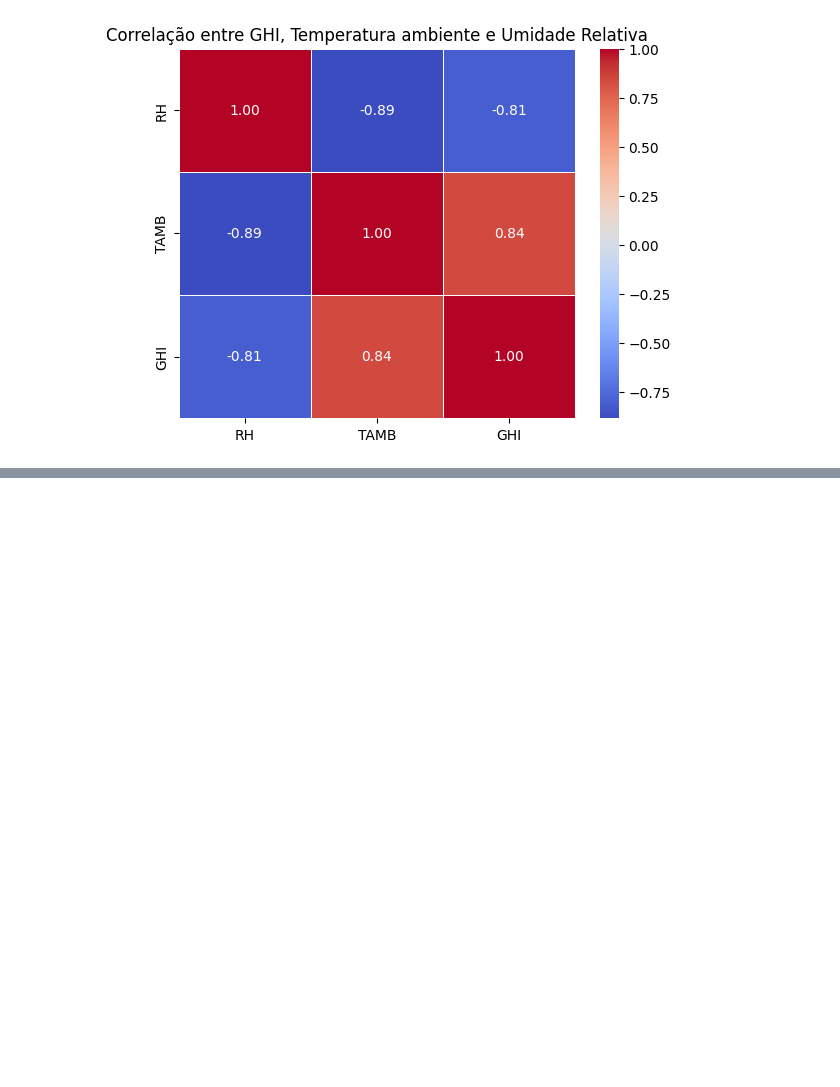
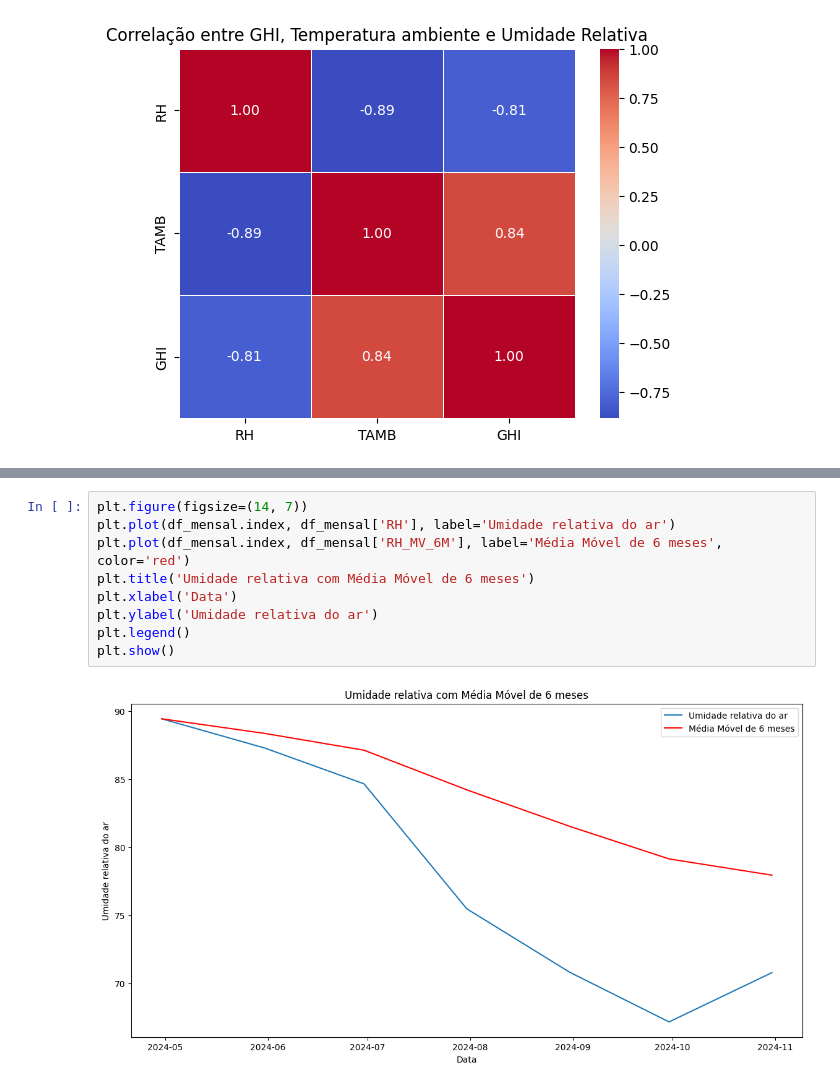
Before and after one commit to DanielCFigueira/Analise_metereologica_nordeste, a Jupyter notebook: Projeto_analise_metereologica_nordeste.ipynb, the cells around one changed output, grey strips where cells are left out. Saved outputs shown, nothing was run; the diff lists cells and outputs as text; blank space fills up the shorter version.

```diff
--- a/Projeto_analise_metereologica_nordeste.ipynb
+++ b/Projeto_analise_metereologica_nordeste.ipynb
@@ -106,0 +138,11 @@ plt.show()
+# %%
+plt.figure(figsize=(14, 7))
+plt.plot(df_mensal.index, df_mensal['RH'], label='Umidade relativa do ar')
+plt.plot(df_mensal.index, df_mensal['RH_MV_6M'], label='Média Móvel de 6 meses', color='red')
+plt.title('Umidade relativa com Média Móvel de 6 meses')
+plt.xlabel('Data')
+plt.ylabel('Umidade relativa do ar')
+plt.legend()
+plt.show()
+# %% [output]
+[figure, added]
```
Also changed, not shown: parts of 8 cells of this notebook, 1 other file.
